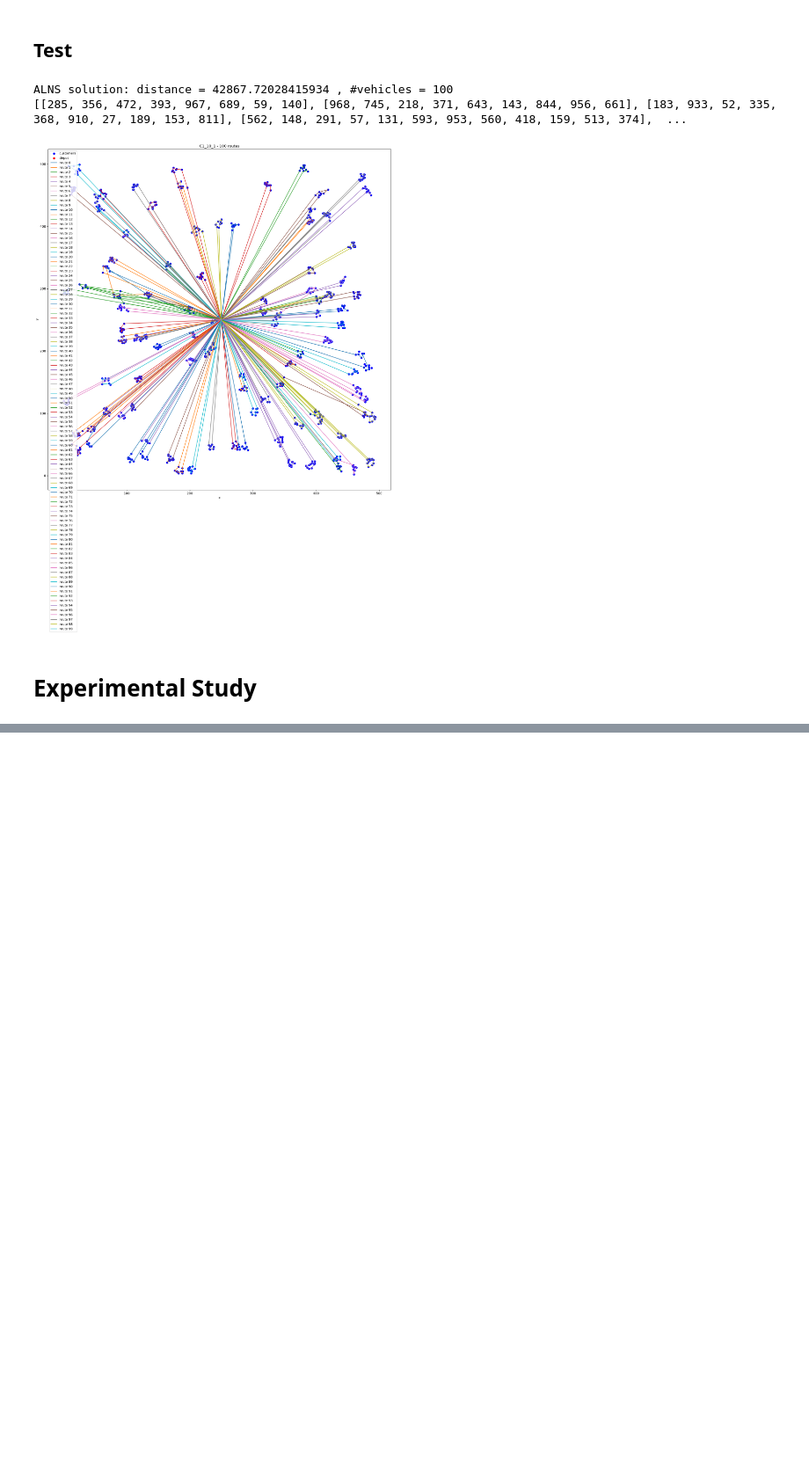
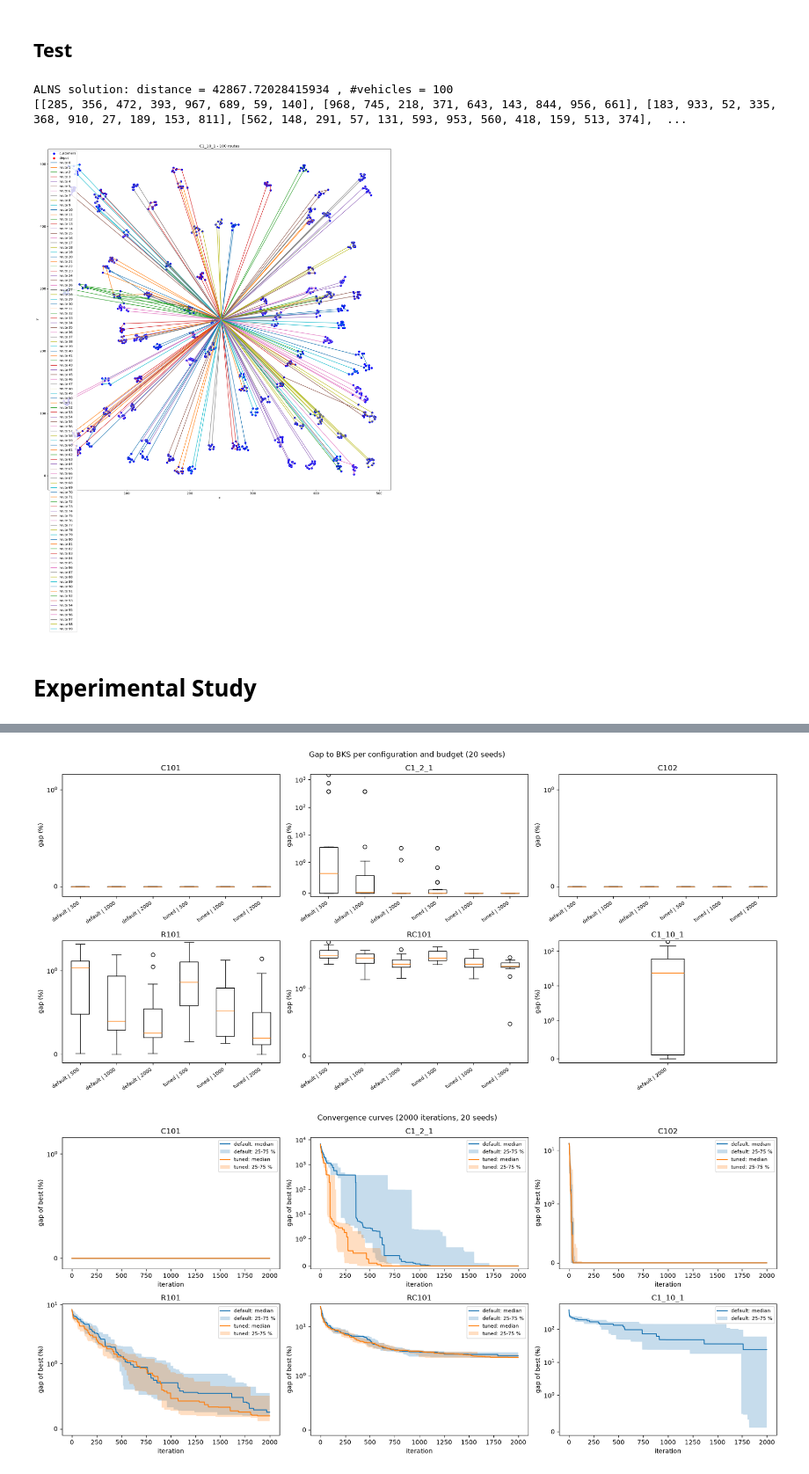
Before and after one commit to slowalie/Algorithms_and_Combinatorial_Optimization_project_groupe_2, a Jupyter notebook: group_2_project_final_deliverable.ipynb, the cells around one changed output, grey strips where cells are left out. Shown at 88% size. Saved outputs shown, nothing was run; the diff lists cells and outputs as text; code cells hidden in the pictures; blank space fills up the shorter version.

```diff
--- a/group_2_project_final_deliverable.ipynb
+++ b/group_2_project_final_deliverable.ipynb
@@ -1583,0 +1524,17 @@ T.round(4)
+# %%
+# Trajectories (seed 0, C1_2_1, q in [10,30]%) and acceptance rate of strictly worse candidates
+traced = {(r.instance, r.variant): tun_hist[i] for i, r in tun.iterrows() if r.seed == 0}
+name = "C1_2_1"
+fig, axes = plt.subplots(1, 3, figsize=(17, 4))
+for w, ax in zip(["0%", "20%"], axes[:2]):
+    h = traced[(name, f"q [10,30]% | w {w}")]
+    ax.plot(h["current"], lw=.7, label="current"); ax.plot(h["best"], lw=1.5, label="best")
+    ax.axhline(BKS[name], color="k", ls=":", label="BKS")
+    ax.set_yscale("log")                                    # unserved customers cost 10^4 each: log scale
+    ax.set_ylim(BKS[name] * 0.98, max(h["current"]) * 1.1); ax.set_ylabel("objective f")
+    ax.set_title(f"{name}, q [10,30]%, w = {w}"); ax.set_xlabel("iteration"); ax.legend()
+for w in W_VALUES[1:]:
+    h = traced[(name, f"q [10,30]% | w {w:.0%}")]
+    axes[2].plot(pd.Series(h["worse_acc"]).rolling(100, min_periods=10).mean(), label=f"w = {w:.0%}")
+axes[2].set_title("acceptance rate of worse candidates (window 100)"); axes[2].set_xlabel("iteration")
+axes[2].legend(); plt.tight_layout(); plt.show()
@@ -1583,0 +1602,30 @@ T.round(4)
+# %%
+# Gap distribution per configuration and budget (boxplots), and convergence of the best solution (2000 iterations)
+names = list(bench.instance.unique())
+fig, axes = plt.subplots(2, 3, figsize=(17, 8))
+for ax, name in zip(axes.flat, names):
+    g = bench[bench.instance == name]
+    labels = [f"{c} | {b}" for c in CONFIGS for b in BUDGETS if f"{c} | {b}" in set(g.variant)]
+    ax.boxplot([g[g.variant == v].gap.round(6).clip(lower=0) for v in labels])   # round: float noise around 0
+    ax.set_xticks(range(1, len(labels) + 1), labels, rotation=35, ha="right", fontsize=8)
+    ax.set_yscale("symlog", linthresh=1)                    # infeasible runs have gaps of hundreds of %
+    ax.set_ylim(-0.1, max(1.5, ax.get_ylim()[1])); ax.set_title(name); ax.set_ylabel("gap (%)")
+plt.suptitle("Gap to BKS per configuration and budget (20 seeds)"); plt.tight_layout(); plt.show()
+
+fig, axes = plt.subplots(2, 3, figsize=(17, 8))
+for ax, name in zip(axes.flat, names):
+    for c in CONFIGS:
+        idx = bench.index[(bench.instance == name) & (bench.config == c) & (bench.budget == 2000)]
+        if len(idx) == 0:
+            continue
+        G = np.clip((100 * (np.array([bench_hist[i]["best"] for i in idx]) - BKS[name]) / BKS[name]).round(6), 0, None)
+        ax.plot(np.median(G, axis=0), label=f"{c}: median")
+        ax.fill_between(range(G.shape[1]), np.percentile(G, 25, axis=0), np.percentile(G, 75, axis=0), alpha=.25,
+                        label=f"{c}: 25-75 %")
+    ax.set_yscale("symlog", linthresh=1); ax.set_ylim(-0.1, max(1.5, ax.get_ylim()[1]))
+    ax.set_title(name); ax.set_xlabel("iteration"); ax.set_ylabel("gap of best (%)")
+    ax.legend(fontsize=8)
+plt.suptitle("Convergence curves (2000 iterations, 20 seeds)"); plt.tight_layout(); plt.show()
+# %% [output]
+[figure, added]
+[figure, added]
```
Also changed, not shown: parts of 53 cells of this notebook.
